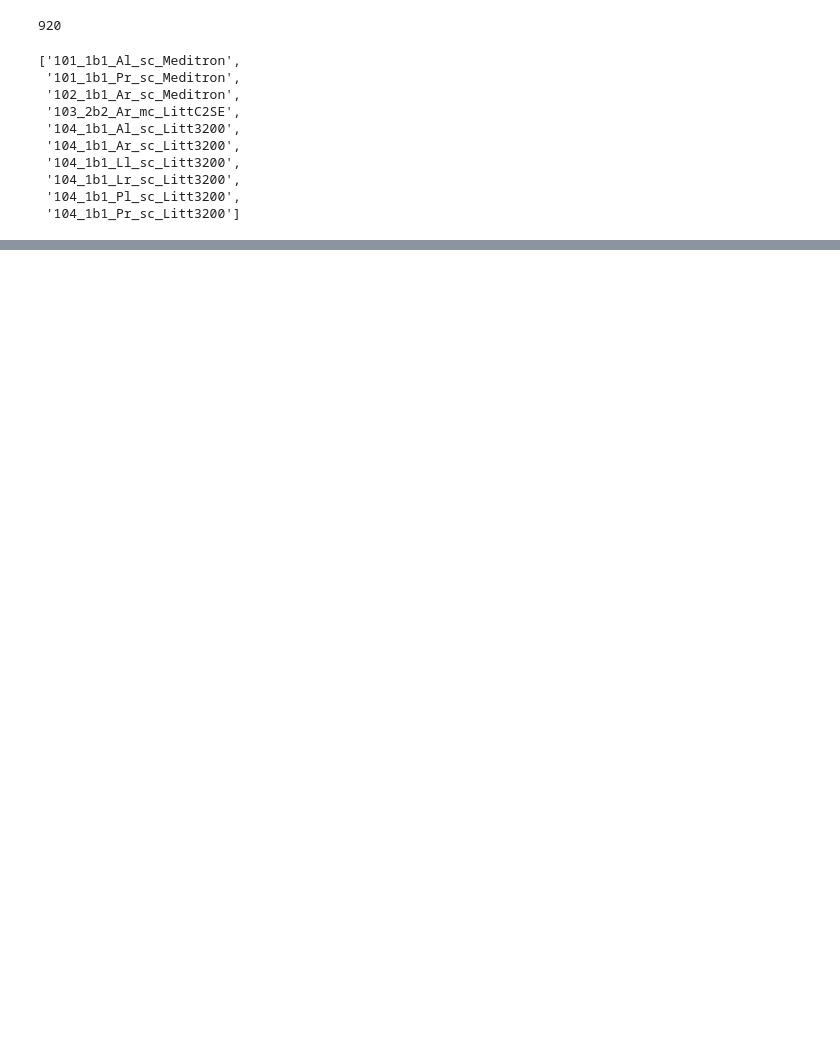
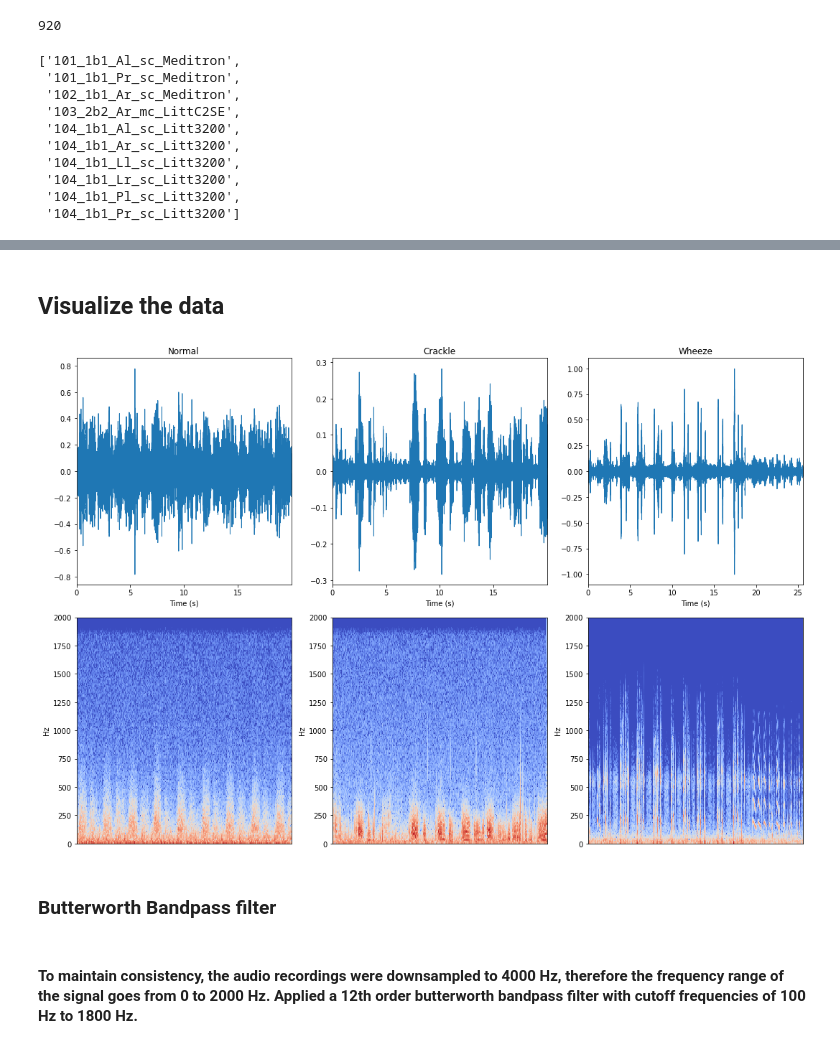
Before and after one commit to priyanshi9692/Adaptive-and-Heuristic-AI-enabled-IoT-Edge-for-high-risk-and-rural-patients, a Jupyter notebook: machinelearning/Respiratory/Respiratory - Data Preprocessing.ipynb, the cells around one changed output, grey strips where cells are left out. Saved outputs shown, nothing was run; the diff lists cells and outputs as text; code cells hidden in the pictures; blank space fills up the shorter version.

```diff
--- a/machinelearning/Respiratory/Respiratory - Data Preprocessing.ipynb
+++ b/machinelearning/Respiratory/Respiratory - Data Preprocessing.ipynb
@@ -396,0 +203,37 @@ file_data['crack_wheez'] = crack_wheez
+# %% [markdown]
+## Visualize the data
+# %%
+fig, ax = plt.subplots(2, 3,figsize=(15,10))
+
+norm, sr = lb.load('audio_and_txt_files/207_3b2_Pl_mc_AKGC417L.wav',sr = 4000)
+lb.display.waveplot(norm, sr=sr, x_axis='s', ax=ax[0, 0])
+ax[0, 0].title.set_text('Normal')
+
+X = librosa.stft(norm, n_fft=400)
+Xdb = librosa.amplitude_to_db(abs(X))
+librosa.display.specshow(Xdb, sr=sr, y_axis='hz',ax=ax[1,0])
+
+crc, sr = lb.load('audio_and_txt_files/106_2b1_Pl_mc_LittC2SE.wav', sr = 4000)
+lb.display.waveplot(crc, sr=sr, x_axis='s', ax= ax[0,1])
+ax[0, 1].title.set_text('Crackle')
+
+Y = librosa.stft(crc, n_fft=400)
+Ydb = librosa.amplitude_to_db(abs(Y))
+librosa.display.specshow(Ydb, sr=sr, y_axis='hz',ax=ax[1,1])
+
+whz, sr = lb.load('audio_and_txt_files/104_1b1_Ar_sc_Litt3200.wav', sr =  4000)
+lb.display.waveplot(whz, sr=sr, x_axis='s', ax= ax[0,2])
+ax[0, 2].title.set_text('Wheeze')
+
+Z = librosa.stft(whz, n_fft=400)
+Zdb = librosa.amplitude_to_db(abs(Z))
+librosa.display.specshow(Zdb, sr=sr, y_axis='hz',ax=ax[1,2])
+
+plt.tight_layout()
+plt.show()
+# %% [output]
+[figure, added]
+# %% [markdown]
+### Butterworth Bandpass filter
+# %% [markdown]
+#### To maintain consistency, the audio recordings were downsampled to 4000 Hz, therefore the frequency range of the signal goes from 0 to 2000 Hz. Applied a 12th order butterworth bandpass filter with cutoff frequencies of 100 Hz to 1800 Hz.
```
Also changed, not shown: parts of 92 cells of this notebook, 1 other file.
